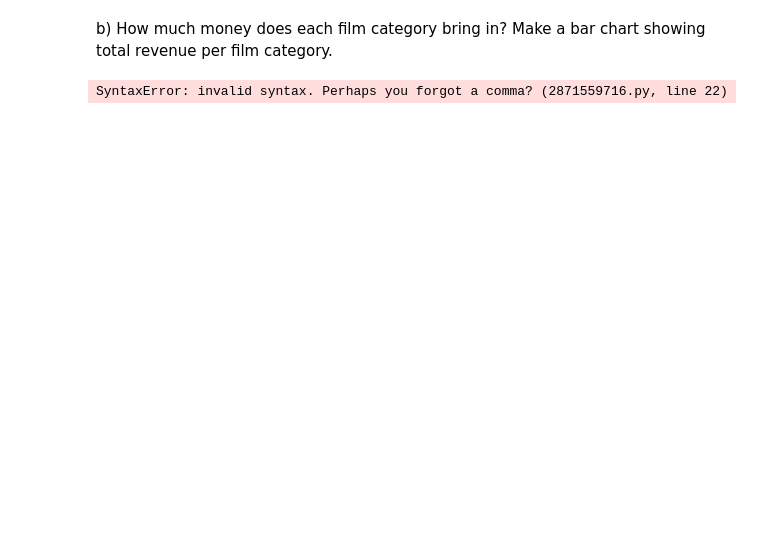
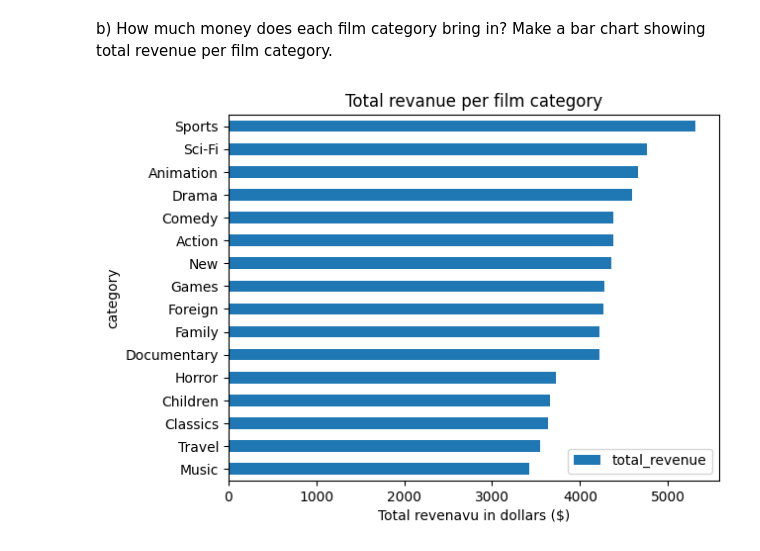
Before and after one commit to mulisictarik/sakila_lab_tarik_mulisic, a Jupyter notebook: lab.ipynb, the cells around one changed output. Cells and saved outputs as stored; diff of their text form; code cells hidden in the pictures; blank space fills up the shorter version.

```diff
--- a/lab.ipynb
+++ b/lab.ipynb
@@ -298,33 +297,33 @@ ax.invert_yaxis()
 # %% [markdown]
 b) How much money does each film category bring in? Make a bar chart showing total revenue per film
 category.
-# %%
-total_revenue = query_sakila("""SELECT
-             c.name AS category,
-             SUM(p.amount) AS total_revenue
-             FROM payment p
-             JOIN rental r ON p.rental_id = r.rental_id
-             JOIN inventory i ON r.inventory_id = i.inventory_id
-             JOIN film f ON i.film_id = f.film_id
-             JOIN film_category fc ON f.film_id = fc.film_id
-             JOIN category c ON fc.category_id = c.category_id
-
-             GROUP BY c.name
-             ORDER BY total_revenue DESC;
-
-
-
-""")
-
-ax = total_revenue.plot(
-    kind="barh",
-    x="category",
-    y="total_revenue",
-    title="total revanue per film category",
-    xlabel="Total revenavu in dollars ($)",
-
-
-)
-ax.invert_yaxis()
-# %% [output]
-SyntaxError: invalid syntax. Perhaps you forgot a comma? (2871559716.py, line 22)
+# %%
+total_revenue = query_sakila("""SELECT
+             c.name AS category,
+             SUM(p.amount) AS total_revenue
+             FROM payment p
+             JOIN rental r ON p.rental_id = r.rental_id
+             JOIN inventory i ON r.inventory_id = i.inventory_id
+             JOIN film f ON i.film_id = f.film_id
+             JOIN film_category fc ON f.film_id = fc.film_id
+             JOIN category c ON fc.category_id = c.category_id
+
+             GROUP BY c.name
+             ORDER BY total_revenue DESC;
+
+
+
+""")
+
+ax = total_revenue.plot(
+    kind="barh",
+    x="category",
+    y="total_revenue",
+    title="Total revanue per film category",
+    xlabel="Total revenavu in dollars ($)",
+
+
+)
+ax.invert_yaxis()
+# %% [output]
+[figure, added]
```
Also changed, not shown: parts of 5 cells of this notebook, 21 other files.
